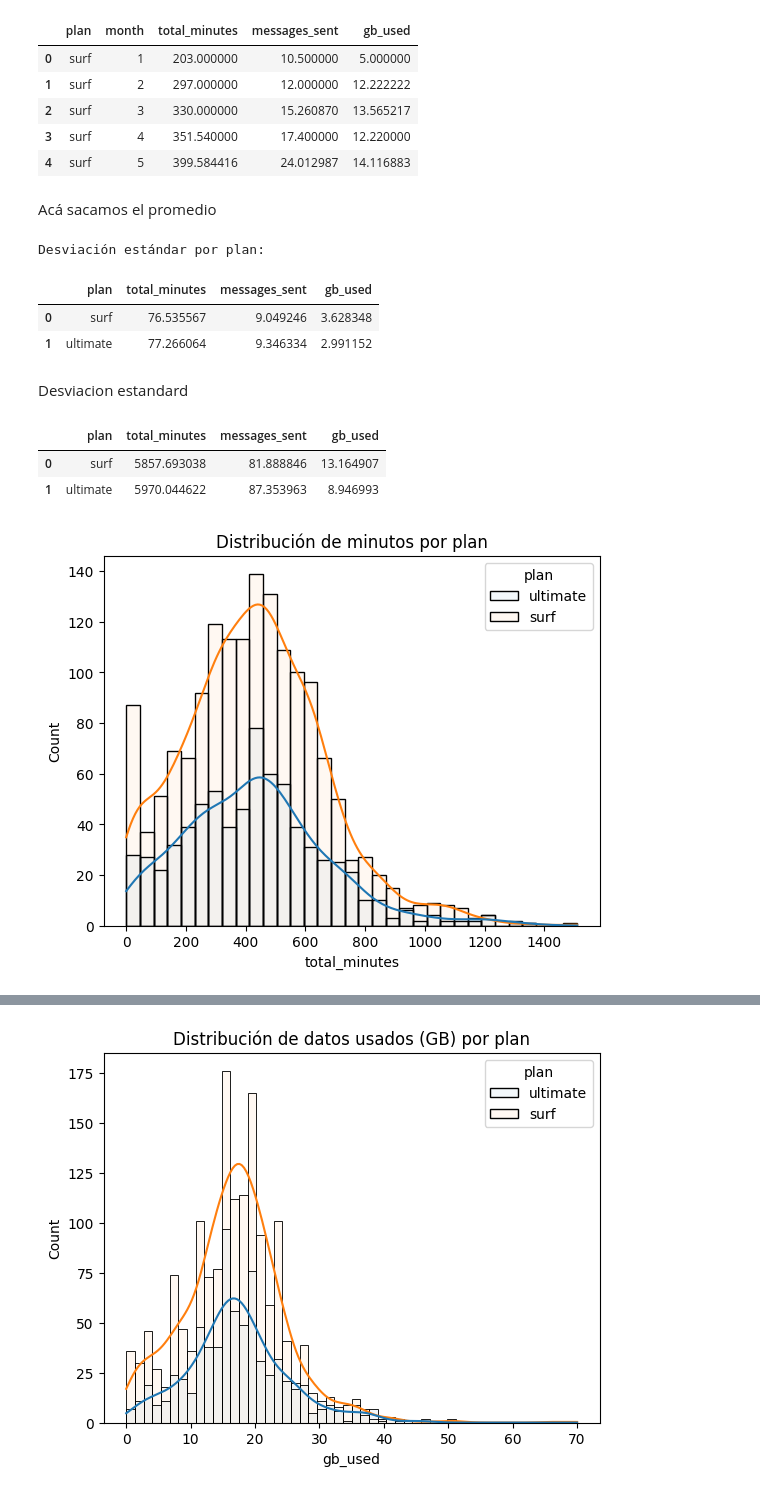
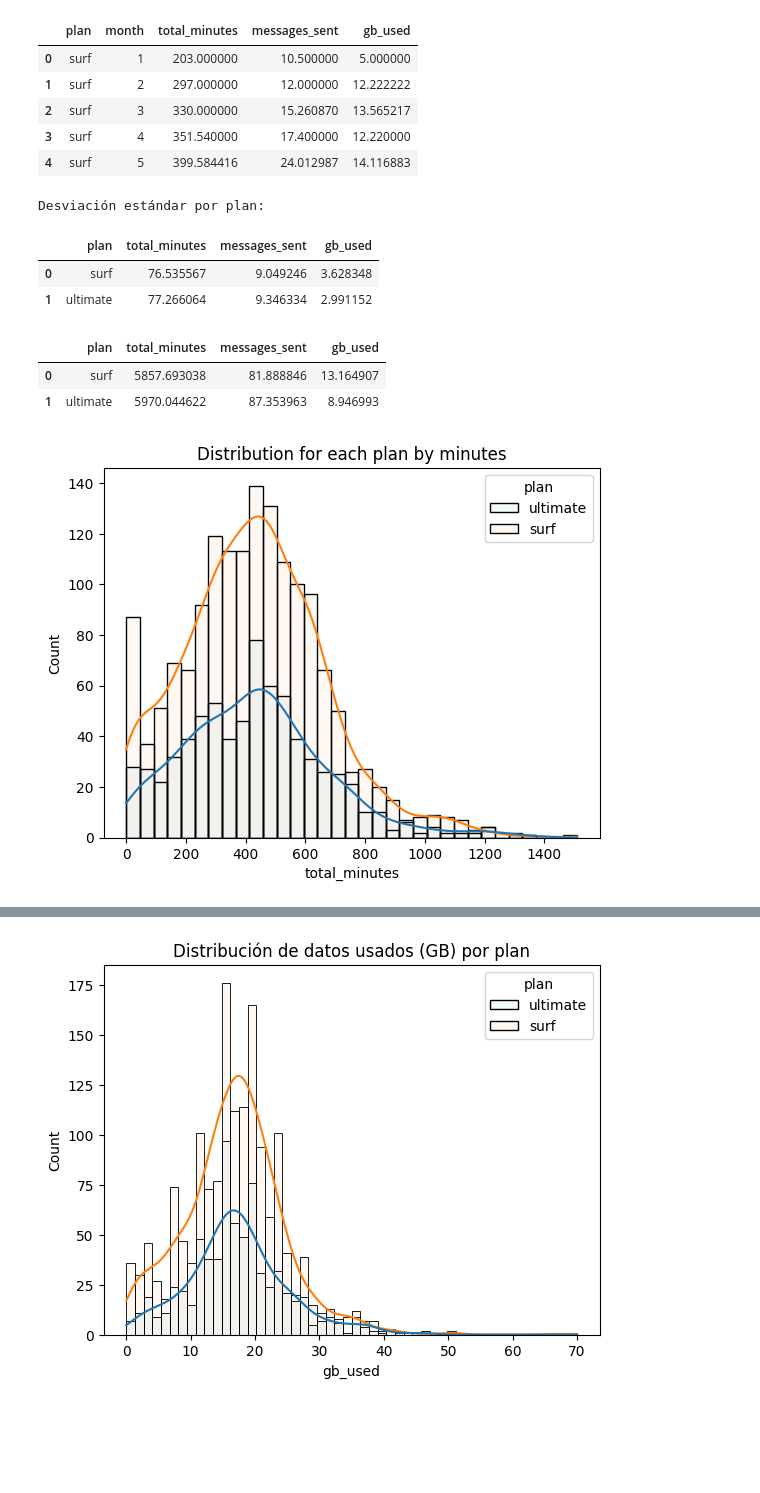
Before and after one commit to camilo180700/analisis-estrategico-telecom-megaline, a Jupyter notebook: strategic_analysis_telecom_plan.ipynb, the cells around one changed output, grey strips where cells are left out. Saved outputs shown, nothing was run; the diff lists cells and outputs as text; code cells hidden in the pictures; blank space fills up the shorter version.

```diff
--- a/strategic_analysis_telecom_plan.ipynb
+++ b/strategic_analysis_telecom_plan.ipynb
@@ -345,8 +353,6 @@ avg_by_plan.head()
 | 2 | surf | 3 | 330.000000 | 15.260870 | 13.565217 |
 | 3 | surf | 4 | 351.540000 | 17.400000 | 12.220000 |
 | 4 | surf | 5 | 399.584416 | 24.012987 | 14.116883 |
-# %% [markdown]
-Acá sacamos el promedio
 # %%
 std_dev_by_plan = (
     avg_by_plan.groupby('plan')
@@ -365,8 +371,6 @@ Desviación estándar por plan:
 |  | plan | total_minutes | messages_sent | gb_used |
 | 0 | surf | 76.535567 | 9.049246 | 3.628348 |
 | 1 | ultimate | 77.266064 | 9.346334 | 2.991152 |
-# %% [markdown]
-Desviacion estandard
 # %%
 variance_by_plan = (
     avg_by_plan.groupby('plan')
@@ -385,7 +389,7 @@ variance_by_plan.head()
 | 1 | ultimate | 5970.044622 | 87.353963 | 8.946993 |
 # %%
 sns.histplot(data=monthly, x='total_minutes', hue='plan', kde=True, alpha=0.05)
-plt.title('Distribución de minutos por plan')
+plt.title('Distribution for each plan by minutes')
 plt.show()
 # %% [output]
-[figure, old version]
+[figure, new version]
```
Also changed, not shown: parts of 31 cells of this notebook.
